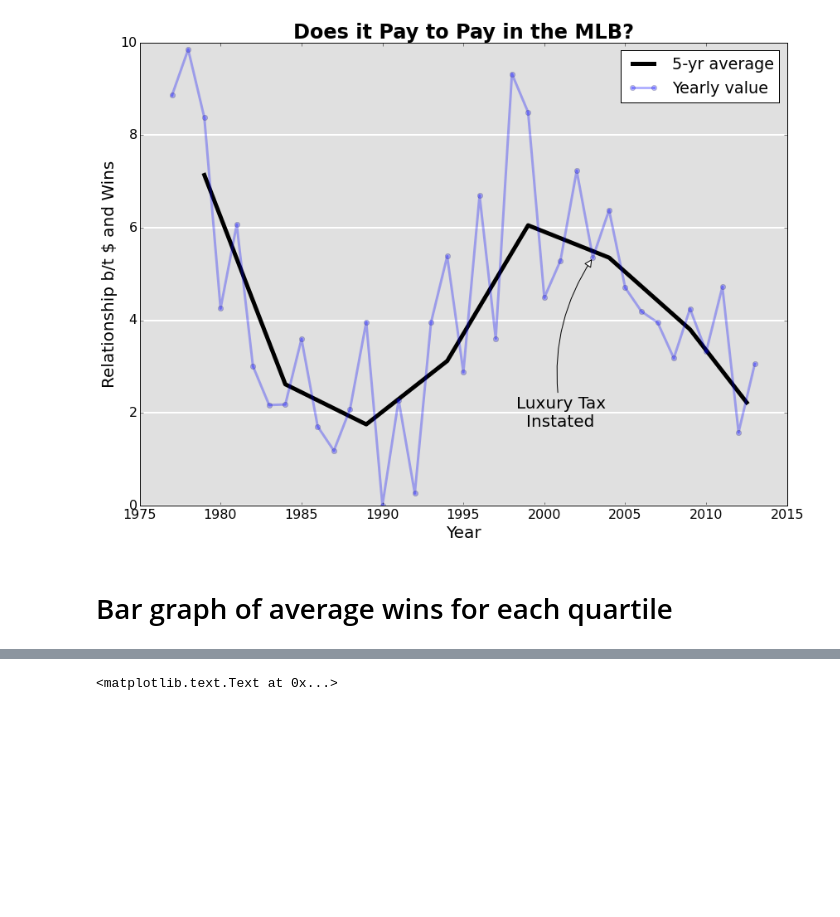
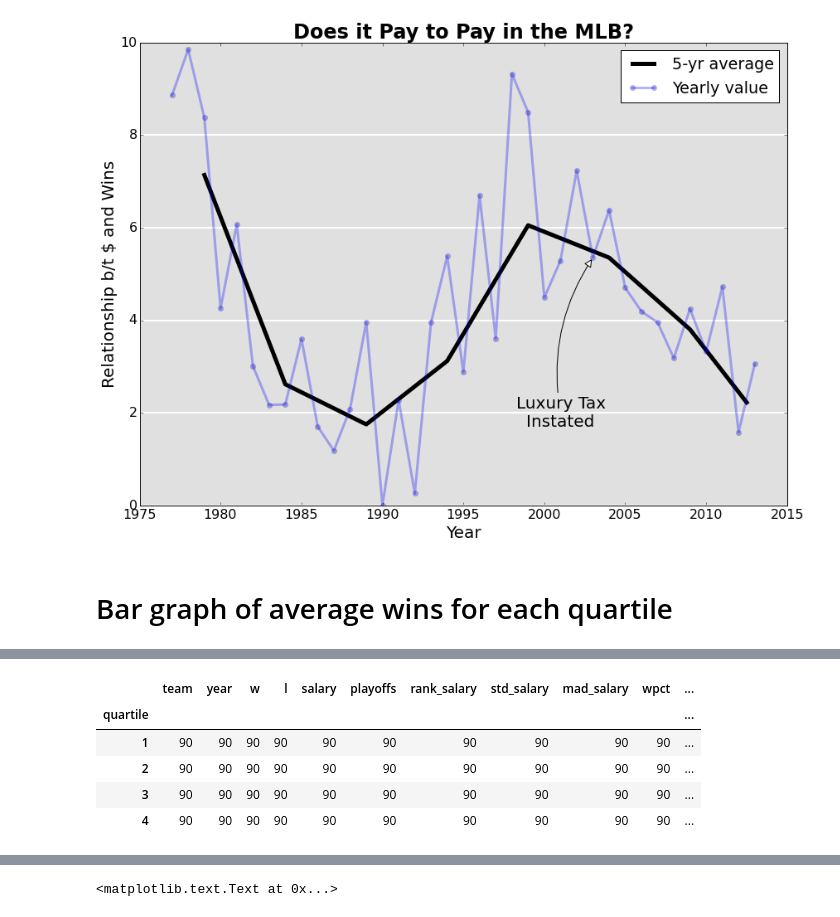
Before and after one commit to tyleha/personal, a Jupyter notebook: baseball.ipynb, the cells around one changed output, grey strips where cells are left out. Cells and saved outputs as stored; diff of their text form; code cells hidden in the pictures; blank space fills up the shorter version.

```diff
--- a/baseball.ipynb
+++ b/baseball.ipynb
@@ -436,7 +432,0 @@ stats_old = copy.deepcopy(stats)
-# %%
-
-_stats = stats_old[(stats_old.year >= 2003) & (stats_old.year < 2103)]
-stats = copy.deepcopy(_stats)
-stats['quartile'] = pd.qcut(stats.mad_salary, q=[0, .25, .5, .75, 1.], labels=['1', '2', '3', '4'])
-
-quartiles_new = stats.groupby('quartile')
@@ -476,0 +468,9 @@ dtype: float64
+# %%
+quartiles_new.count()
+# %% [output]
+|  | team | year | w | l | salary | playoffs | rank_salary | std_salary | mad_salary | wpct | ... |
+| quartile |  |  |  |  |  |  |  |  |  |  | ... |
+| 1 | 90 | 90 | 90 | 90 | 90 | 90 | 90 | 90 | 90 | 90 | ... |
+| 2 | 90 | 90 | 90 | 90 | 90 | 90 | 90 | 90 | 90 | 90 | ... |
+| 3 | 90 | 90 | 90 | 90 | 90 | 90 | 90 | 90 | 90 | 90 | ... |
+| 4 | 90 | 90 | 90 | 90 | 90 | 90 | 90 | 90 | 90 | 90 | ... |
```
Also changed, not shown: parts of 10 cells of this notebook, 2 other files.
